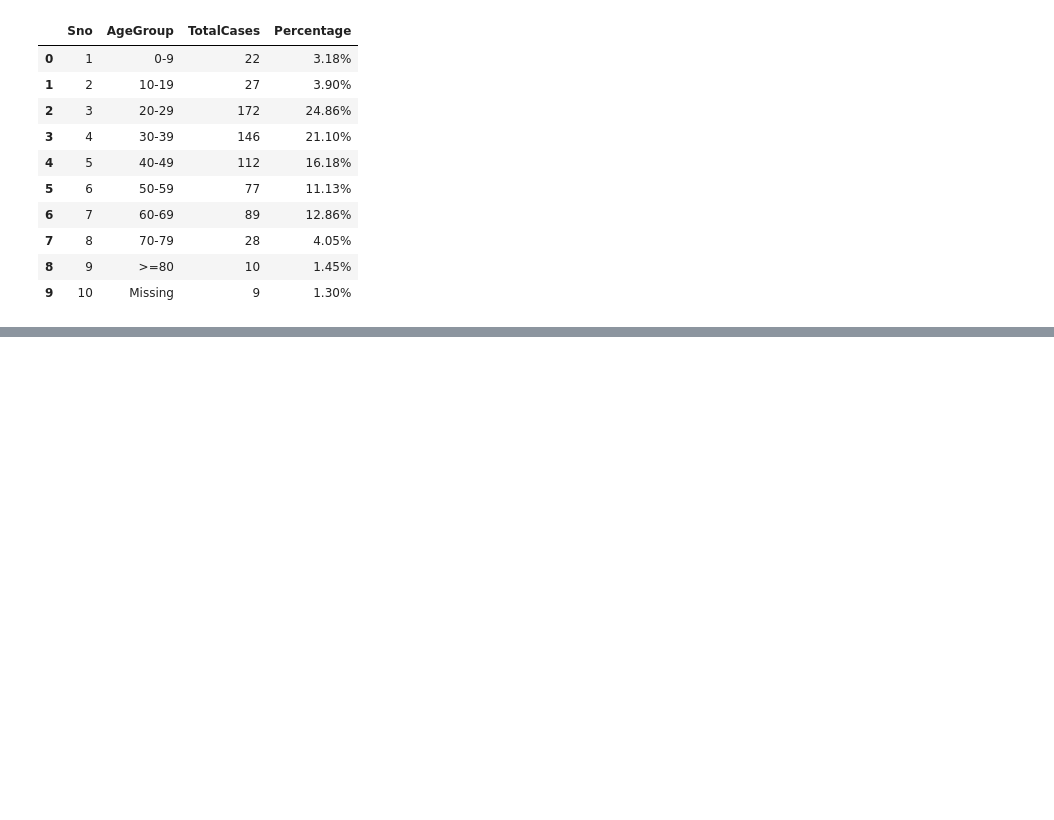
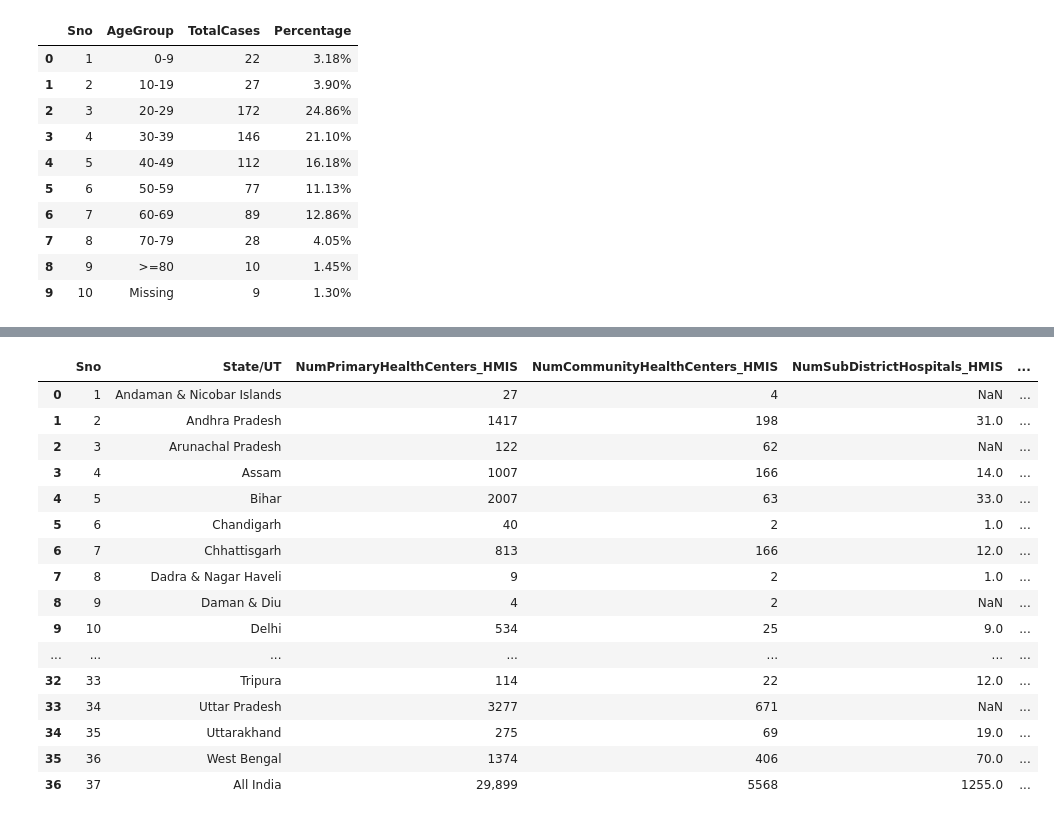
Before and after one commit to suyash2796/covid-data-analysis, a Jupyter notebook: src/covid_data_analysis.ipynb, the cells around one changed output, grey strips where cells are left out. Drawn from its saved outputs; the diff is of its cells as text; code cells hidden in the pictures; blank space fills up the shorter version.

```diff
--- a/src/covid_data_analysis.ipynb
+++ b/src/covid_data_analysis.ipynb
@@ -20,0 +36,21 @@ df
+# %%
+df_hospital_beds =  pd.read_csv(os.path.join(abs_path, "HospitalBedsIndia.csv"))
+df_hospital_beds
+# %% [output]
+|  | Sno | State/UT | NumPrimaryHealthCenters_HMIS | NumCommunityHealthCenters_HMIS | NumSubDistrictHospitals_HMIS | ... |
+| 0 | 1 | Andaman & Nicobar Islands | 27 | 4 | NaN | ... |
+| 1 | 2 | Andhra Pradesh | 1417 | 198 | 31.0 | ... |
+| 2 | 3 | Arunachal Pradesh | 122 | 62 | NaN | ... |
+| 3 | 4 | Assam | 1007 | 166 | 14.0 | ... |
+| 4 | 5 | Bihar | 2007 | 63 | 33.0 | ... |
+| 5 | 6 | Chandigarh | 40 | 2 | 1.0 | ... |
+| 6 | 7 | Chhattisgarh | 813 | 166 | 12.0 | ... |
+| 7 | 8 | Dadra & Nagar Haveli | 9 | 2 | 1.0 | ... |
+| 8 | 9 | Daman & Diu | 4 | 2 | NaN | ... |
+| 9 | 10 | Delhi | 534 | 25 | 9.0 | ... |
+| ... | ... | ... | ... | ... | ... | ... |
+| 32 | 33 | Tripura | 114 | 22 | 12.0 | ... |
+| 33 | 34 | Uttar Pradesh | 3277 | 671 | NaN | ... |
+| 34 | 35 | Uttarakhand | 275 | 69 | 19.0 | ... |
+| 35 | 36 | West Bengal | 1374 | 406 | 70.0 | ... |
+| 36 | 37 | All India | 29,899 | 5568 | 1255.0 | ... |
```
Also changed, not shown: parts of 6 cells of this notebook.
